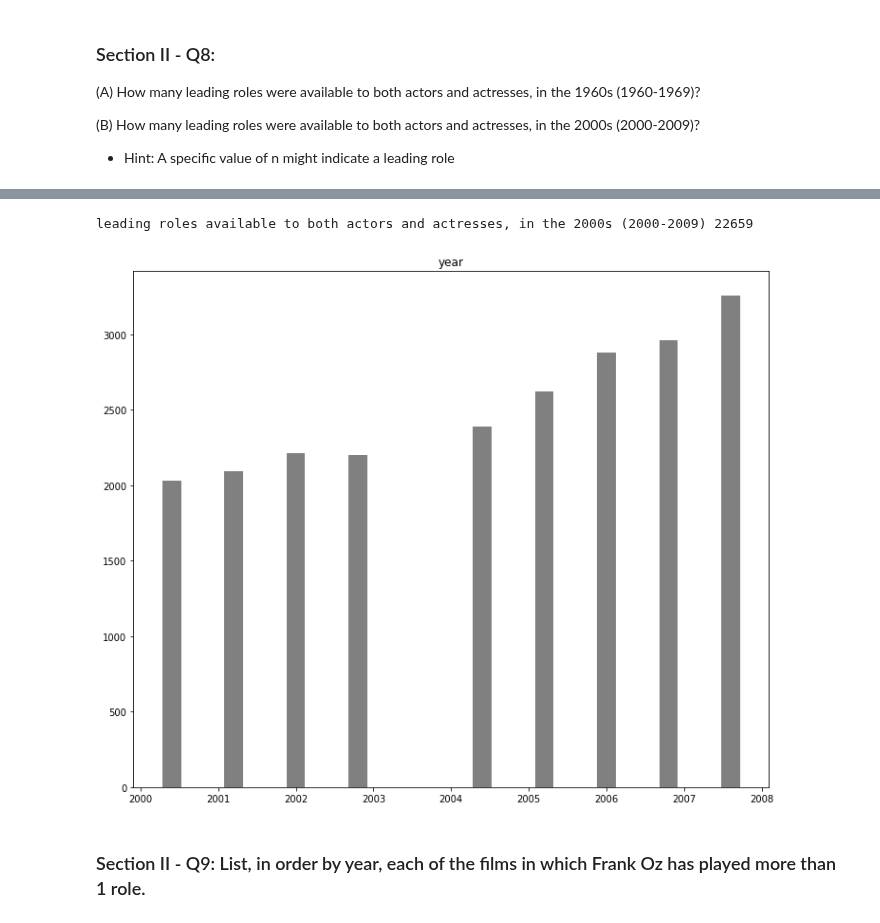
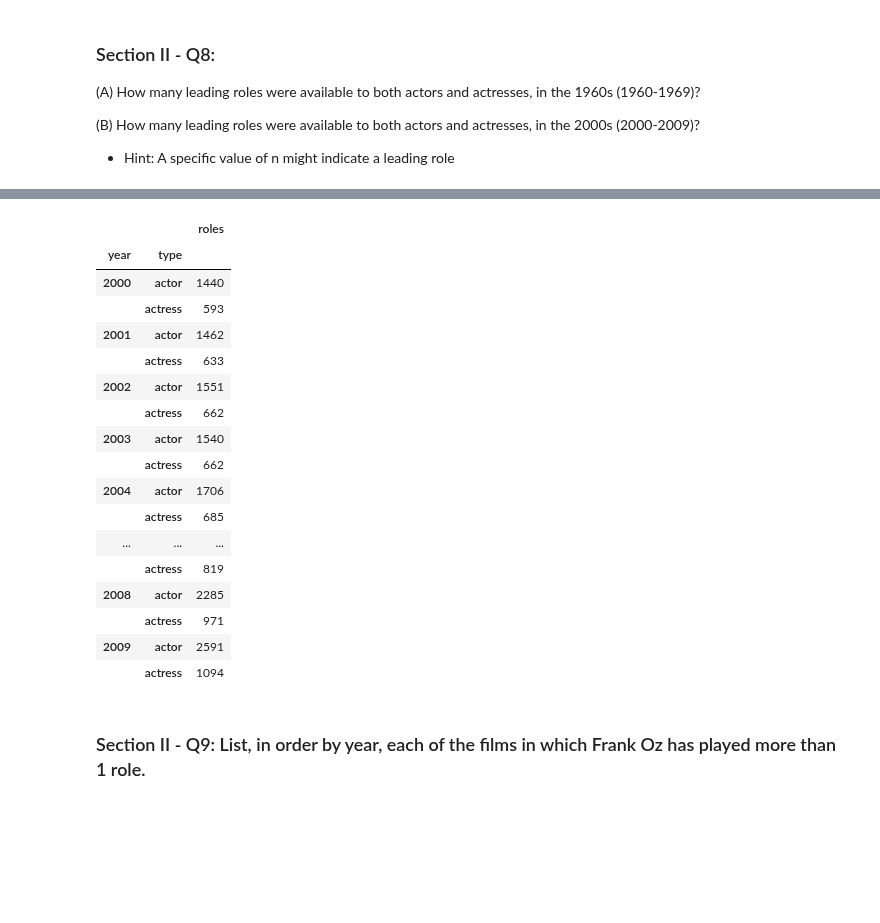
Before and after one commit to dantohe/Springboard, a Jupyter notebook: pandas/Mini_Project_Data_Wrangling_Pandas.ipynb, the cells around one changed output, grey strips where cells are left out. Drawn from its saved outputs; the diff is of its cells as text; code cells hidden in the pictures; blank space fills up the shorter version.

```diff
--- a/pandas/Mini_Project_Data_Wrangling_Pandas.ipynb
+++ b/pandas/Mini_Project_Data_Wrangling_Pandas.ipynb
@@ -595,13 +613,30 @@ leading roles available to both actors and actresses, in the 1960s (1960-1969) 1
 # %%
 # (B) How many leading roles were available to both actors and actresses, in the 2000s (2000-2009)?
 
-my_var= len(cast[(cast['n']==1)&(cast.year.isin(range(2000,2009)))])
-print(f'leading roles available to both actors and actresses, in the 2000s (2000-2009) {my_var}'.format(my_var))
-cast[(cast['n']==1)&(cast.year.isin(range(2000,2009)))].hist(column='year', grid=False,rwidth=0.3, color='grey', figsize=(12,10))
-plt.show()
+# my_var= len(cast[(cast['n']==1)&(cast.year.isin(range(2000,2009)))])
+# print(f'leading roles available to both actors and actresses, in the 2000s (2000-2009) {my_var}'.format(my_var))
+# cast[(cast['n']==1)&(cast.year.isin(range(2000,2009)))].hist(column='year', grid=False,rwidth=0.3, color='grey', figsize=(12,10))
+# plt.show()
+(cast[(cast.year.between(2000, 2009)) & (cast.n == 1)].groupby(['year', 'type']).count()[['title']].rename({'title': 'roles'}, axis=1))
 # %% [output]
-leading roles available to both actors and actresses, in the 2000s (2000-2009) 22659
-[figure, removed]
+|  |  | roles |
+| year | type |  |
+| 2000 | actor | 1440 |
+|  | actress | 593 |
+| 2001 | actor | 1462 |
+|  | actress | 633 |
+| 2002 | actor | 1551 |
+|  | actress | 662 |
+| 2003 | actor | 1540 |
+|  | actress | 662 |
+| 2004 | actor | 1706 |
+|  | actress | 685 |
+| ... | ... | ... |
+|  | actress | 819 |
+| 2008 | actor | 2285 |
+|  | actress | 971 |
+| 2009 | actor | 2591 |
+|  | actress | 1094 |
 # %% [markdown]
 ### Section II - Q9: List, in order by year, each of the films in which Frank Oz has played more than 1 role.
 # %%
```
Also changed, not shown: parts of 4 cells of this notebook.
